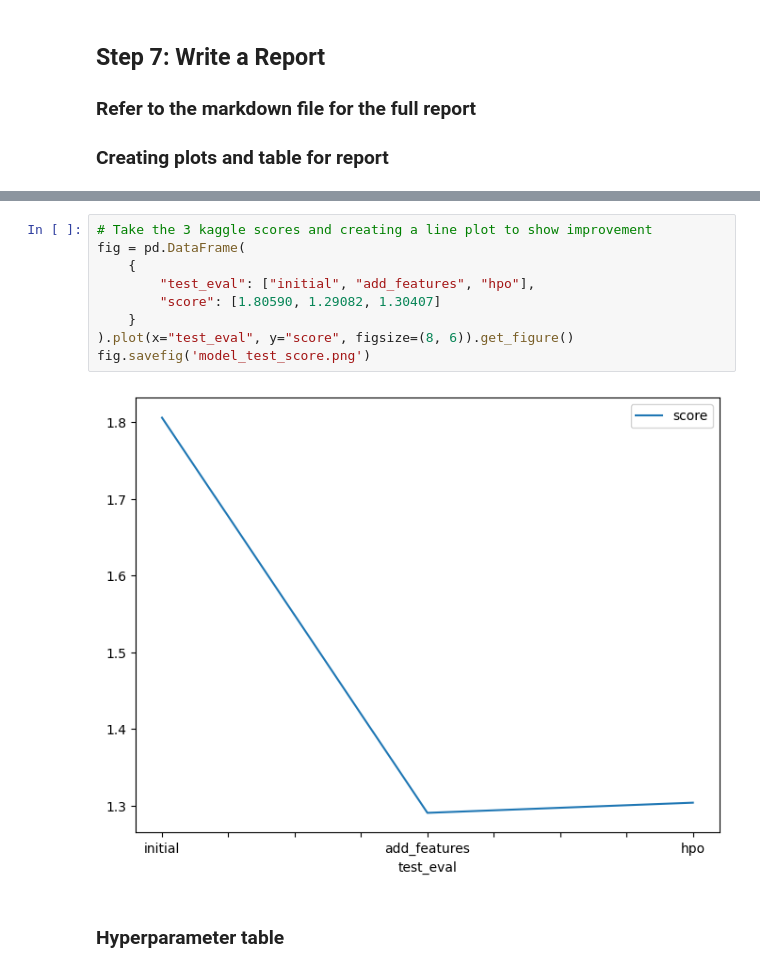
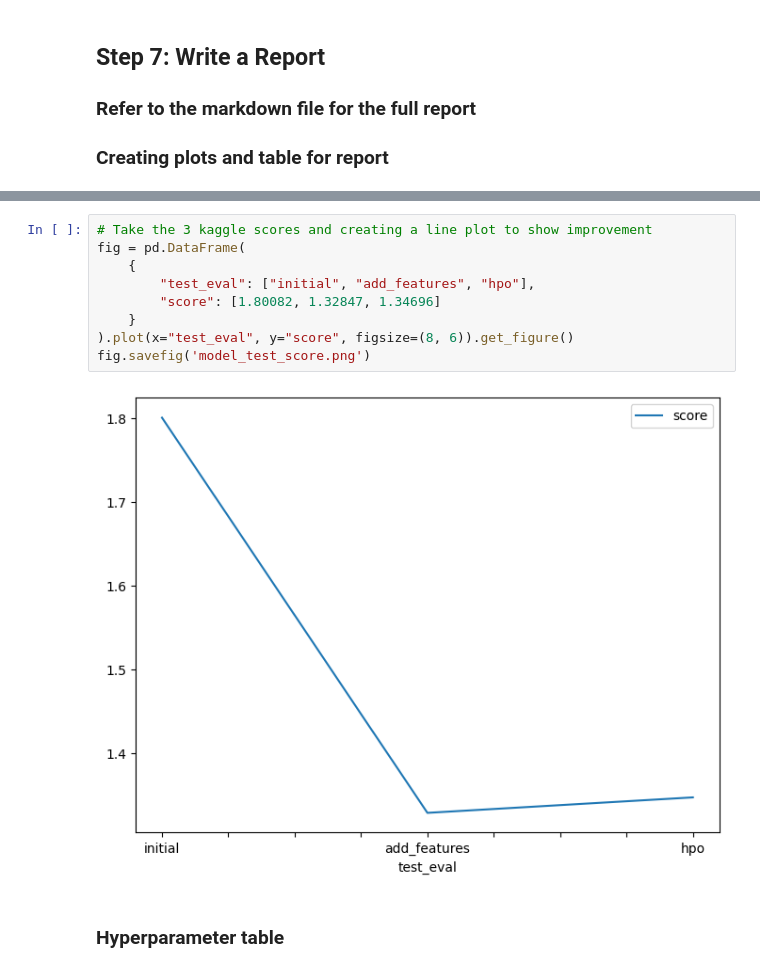
Before and after one commit to sophiya02/cd0385-project-starter, a Jupyter notebook: project/project-template.ipynb, the cells around one changed output, grey strips where cells are left out. Saved outputs shown, nothing was run; the diff lists cells and outputs as text.

```diff
--- a/project/project-template.ipynb
+++ b/project/project-template.ipynb
@@ -778,14 +831,14 @@ fig.savefig('model_train_score.png')
 # %%
 # Take the 3 kaggle scores and creating a line plot to show improvement
 fig = pd.DataFrame(
     {
         "test_eval": ["initial", "add_features", "hpo"],
-        "score": [1.80590, 1.29082, 1.30407]
+        "score": [1.80082, 1.32847, 1.34696]
     }
 ).plot(x="test_eval", y="score", figsize=(8, 6)).get_figure()
 fig.savefig('model_test_score.png')
 # %% [output]
-[figure, old version]
+[figure, new version]
 # %% [markdown]
 ### Hyperparameter table
 # %%
```
Also changed, not shown: parts of 34 cells of this notebook, 6 other files.
